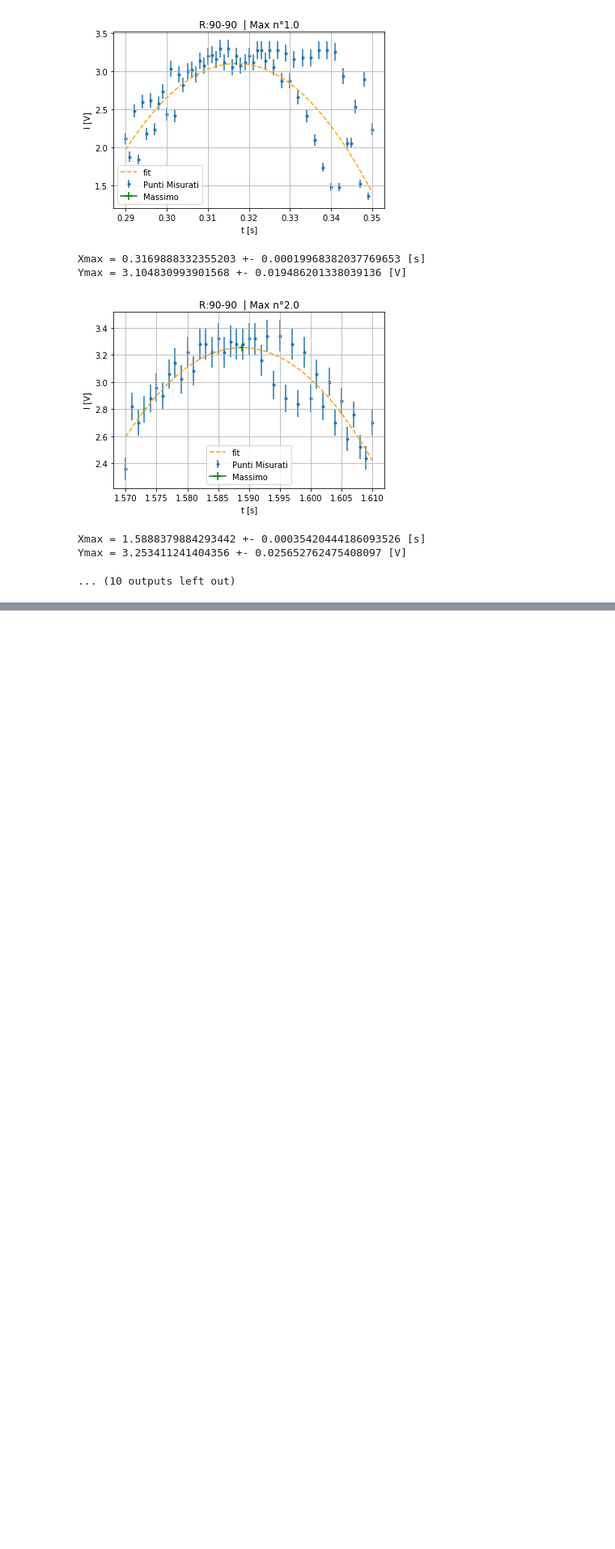
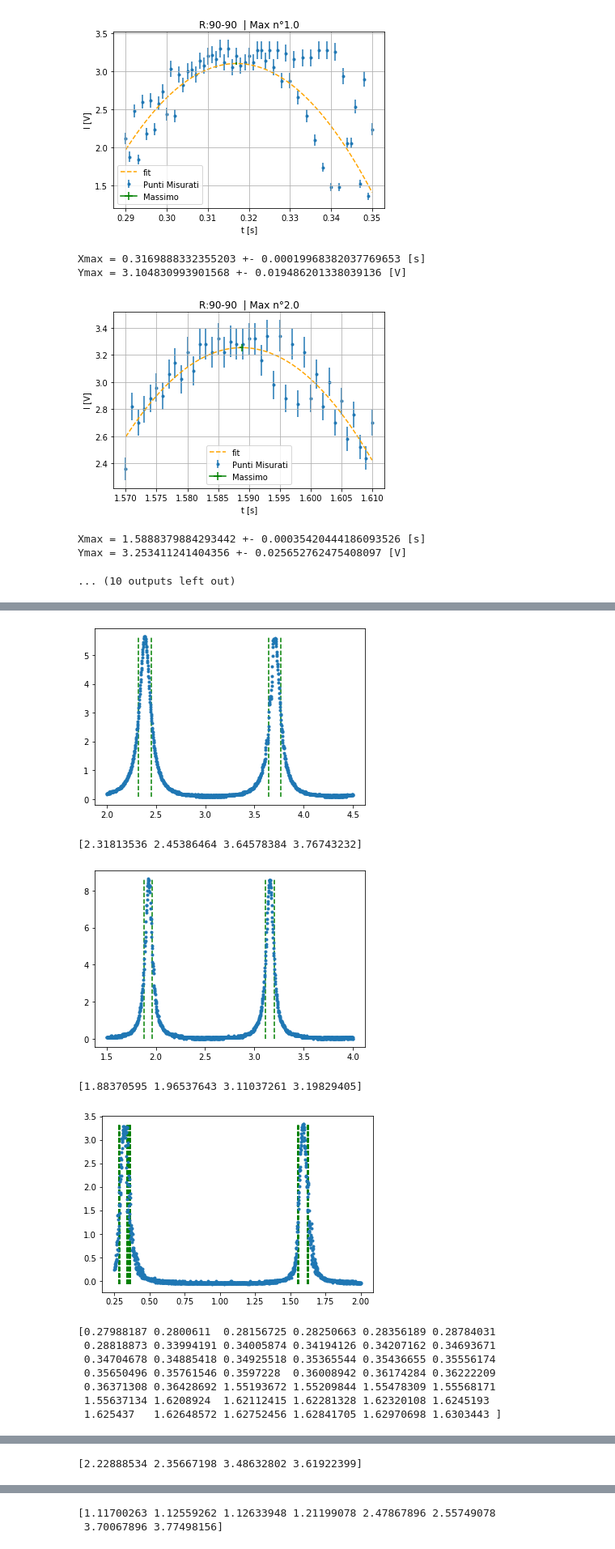
Before and after one commit to Kevin222-hub/Lab_reports, a Jupyter notebook: Ottica_2/Data2/Massimi.ipynb, the cells around one changed output, grey strips where cells are left out. Shown at 81% size. Saved outputs shown, nothing was run; the diff lists cells and outputs as text; code cells hidden in the pictures; blank space fills up the shorter version.

```diff
--- a/Ottica_2/Data2/Massimi.ipynb
+++ b/Ottica_2/Data2/Massimi.ipynb
@@ -41,6 +47,9 @@ for n in range(len(name)):
 [figure]
 [figure]
 # %%
+Xmax_list = np.asarray([]) # Xmax,Ymax
+Ymax_list = np.asarray([])
+
 def fit_func(x,a,b,c):
     return -a*(x-b)**2 + c
 AAA  = pd.read_csv('datafit.csv')
@@ -69,6 +78,13 @@ while i < len(t):
     yMax = c
     syMax = sc
 
+    if t[i] == 1000:
+        Xmax_list = np.append(Xmax_list,666)
+        Ymax_list = np.append(Ymax_list,666)
+
+    Xmax_list = np.append(Xmax_list,xMax)
+    Ymax_list = np.append(Ymax_list,yMax)
+
     #Plot
     plt.errorbar(X,Y,yerr=sY, ls='', marker='.',label = 'Punti Misurati', zorder = 0)
     x = np.linspace(np.min(X),np.max(X),100)
@@ -110,0 +136,40 @@ Ymax = 3.253411241404356 +- 0.025652762475408097 [V]
+# %%
+mean_max = np.asarray([]) # Xmax,Ymax
+dist_max   = np.asarray([])
+n = 1
+while n < len(Ymax_list) - 1:
+    first_max = Xmax_list[n]
+    Y = 0
+    h = 0
+    while n < len(Ymax_list) and Ymax_list[n] < 600 :
+        Y = Y + Ymax_list[n]
+        h = h + 1
+        n = n + 1
+    dm = (Xmax_list[n-1] - first_max)/(h-1)
+    dist_max  = np.append(dist_max,dm)
+    mean_max = np.append(mean_max,Y/h)
+    n = n + 1
+# %%
+mean_min = np.asarray([0.01,0.01,0.01,0.01,0.01])
+# %%
+for n in range(len(name)):
+    mezza_h = (mean_max[n] - mean_min[n])/2
+    df = pd.read_csv(name[n])
+    t = np.asarray(df.iloc[:,0])
+    CH2  = np.asarray(df.iloc[:,2])
+    X,sX = my.intersect(mezza_h,t,CH2,sdx = 0,sdy = 0,plot = True)
+    print(X)
+    #plt.grid()
+# %% [output]
+[figure, added]
+[2.31813536 2.45386464 3.64578384 3.76743232]
+[figure, added]
+[1.88370595 1.96537643 3.11037261 3.19829405]
+[figure, added]
+[0.27988187 0.2800611  0.28156725 0.28250663 0.28356189 0.28784031
+ 0.28818873 0.33994191 0.34005874 0.34194126 0.34207162 0.34693671
+ 0.34704678 0.34885418 0.34925518 0.35365544 0.35436655 0.35556174
+ 0.35650496 0.35761546 0.3597228  0.36008942 0.36174284 0.36222209
+ 0.36371308 0.36428692 1.55193672 1.55209844 1.55478309 1.55568171
+ 1.55637134 1.6208924  1.62112415 1.62281328 1.62320108 1.6245193
+ 1.625437   1.62648572 1.62752456 1.62841705 1.62970698 1.6303443 ]
@@ -110,0 +177 @@ Ymax = 3.253411241404356 +- 0.025652762475408097 [V]
+[2.22888534 2.35667198 3.48632802 3.61922399]
@@ -110,0 +179,2 @@ Ymax = 3.253411241404356 +- 0.025652762475408097 [V]
+[1.11700263 1.12559262 1.12633948 1.21199078 2.47867896 2.55749078
+ 3.70067896 3.77498156]
```
Also changed, not shown: parts of 7 cells of this notebook.
